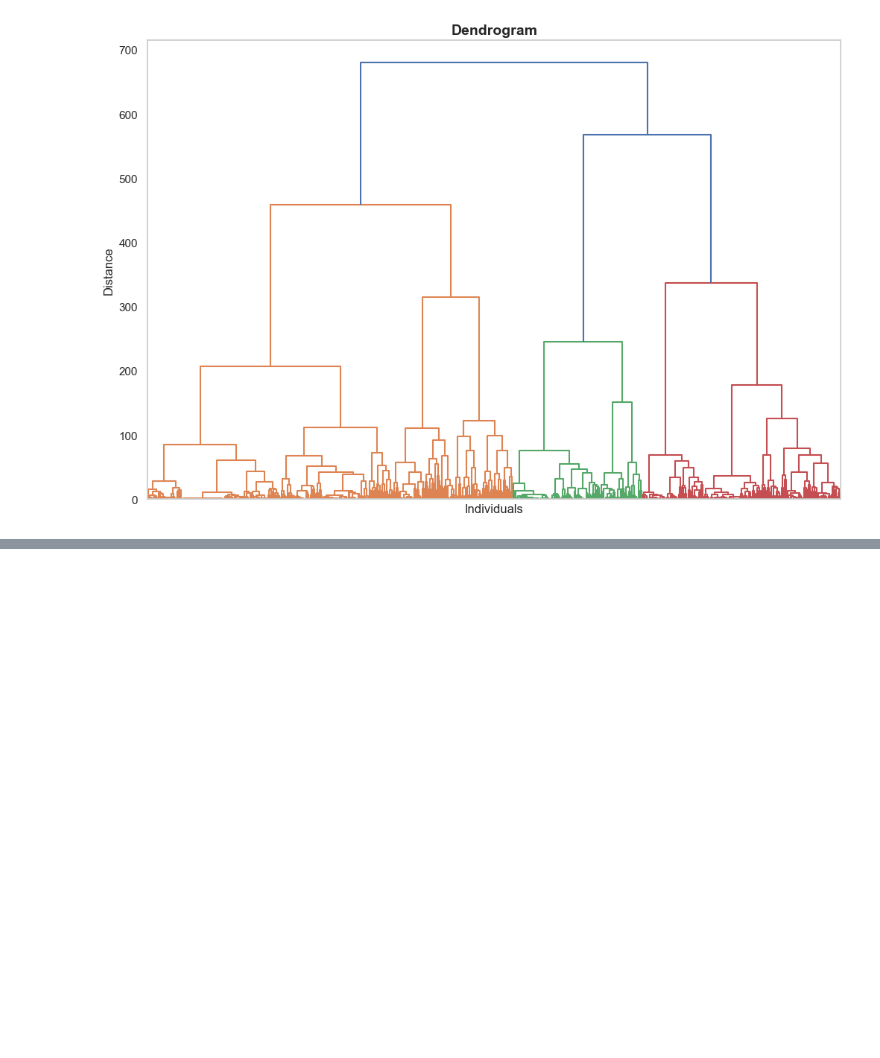
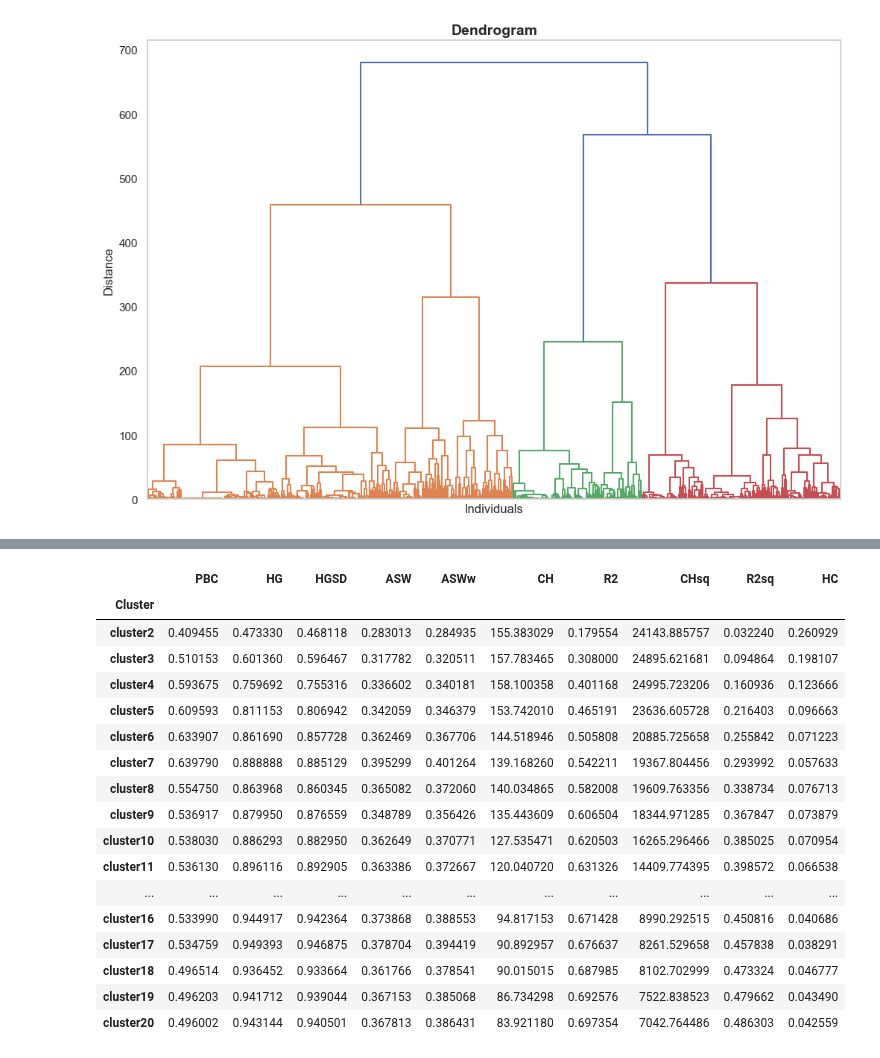
Before and after one commit to sdaza/Sequenzo, a Jupyter notebook: Tutorials/cluster_analysis/mvad_cluster_analysis.ipynb, the cells around one changed output, grey strips where cells are left out. Cells and saved outputs as stored; diff of their text form; code cells hidden in the pictures; blank space fills up the shorter version.

Commit message:
Added cluster_range_table for CQI

```diff
--- a/Tutorials/cluster_analysis/mvad_cluster_analysis.ipynb
+++ b/Tutorials/cluster_analysis/mvad_cluster_analysis.ipynb
@@ -469,0 +473,21 @@ print(summary_table)
+# %%
+cluster_quality.get_cluster_range_table()
+# %% [output]
+|  | PBC | HG | HGSD | ASW | ASWw | CH | R2 | CHsq | R2sq | HC |
+| Cluster |  |  |  |  |  |  |  |  |  |  |
+| cluster2 | 0.409455 | 0.473330 | 0.468118 | 0.283013 | 0.284935 | 155.383029 | 0.179554 | 24143.885757 | 0.032240 | 0.260929 |
+| cluster3 | 0.510153 | 0.601360 | 0.596467 | 0.317782 | 0.320511 | 157.783465 | 0.308000 | 24895.621681 | 0.094864 | 0.198107 |
+| cluster4 | 0.593675 | 0.759692 | 0.755316 | 0.336602 | 0.340181 | 158.100358 | 0.401168 | 24995.723206 | 0.160936 | 0.123666 |
+| cluster5 | 0.609593 | 0.811153 | 0.806942 | 0.342059 | 0.346379 | 153.742010 | 0.465191 | 23636.605728 | 0.216403 | 0.096663 |
+| cluster6 | 0.633907 | 0.861690 | 0.857728 | 0.362469 | 0.367706 | 144.518946 | 0.505808 | 20885.725658 | 0.255842 | 0.071223 |
+| cluster7 | 0.639790 | 0.888888 | 0.885129 | 0.395299 | 0.401264 | 139.168260 | 0.542211 | 19367.804456 | 0.293992 | 0.057633 |
+| cluster8 | 0.554750 | 0.863968 | 0.860345 | 0.365082 | 0.372060 | 140.034865 | 0.582008 | 19609.763356 | 0.338734 | 0.076713 |
+| cluster9 | 0.536917 | 0.879950 | 0.876559 | 0.348789 | 0.356426 | 135.443609 | 0.606504 | 18344.971285 | 0.367847 | 0.073879 |
+| cluster10 | 0.538030 | 0.886293 | 0.882950 | 0.362649 | 0.370771 | 127.535471 | 0.620503 | 16265.296466 | 0.385025 | 0.070954 |
+| cluster11 | 0.536130 | 0.896116 | 0.892905 | 0.363386 | 0.372667 | 120.040720 | 0.631326 | 14409.774395 | 0.398572 | 0.066538 |
+| ... | ... | ... | ... | ... | ... | ... | ... | ... | ... | ... |
+| cluster16 | 0.533990 | 0.944917 | 0.942364 | 0.373868 | 0.388553 | 94.817153 | 0.671428 | 8990.292515 | 0.450816 | 0.040686 |
+| cluster17 | 0.534759 | 0.949393 | 0.946875 | 0.378704 | 0.394419 | 90.892957 | 0.676637 | 8261.529658 | 0.457838 | 0.038291 |
+| cluster18 | 0.496514 | 0.936452 | 0.933664 | 0.361766 | 0.378541 | 90.015015 | 0.687985 | 8102.702999 | 0.473324 | 0.046777 |
+| cluster19 | 0.496203 | 0.941712 | 0.939044 | 0.367153 | 0.385068 | 86.734298 | 0.692576 | 7522.838523 | 0.479662 | 0.043490 |
+| cluster20 | 0.496002 | 0.943144 | 0.940501 | 0.367813 | 0.386431 | 83.921180 | 0.697354 | 7042.764486 | 0.486303 | 0.042559 |
```
Also changed, not shown: parts of 1 cell of this notebook, 1 other file.
